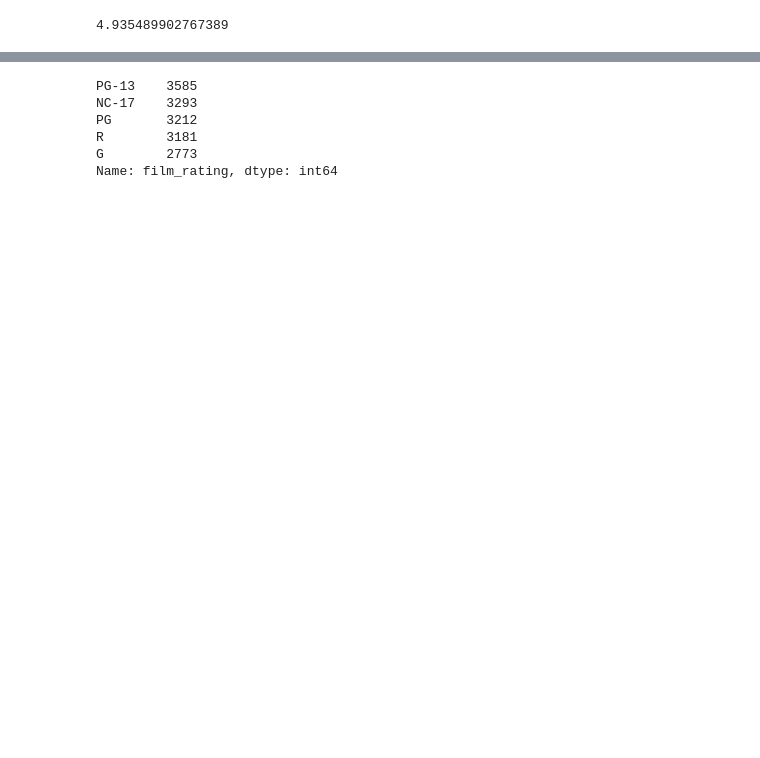
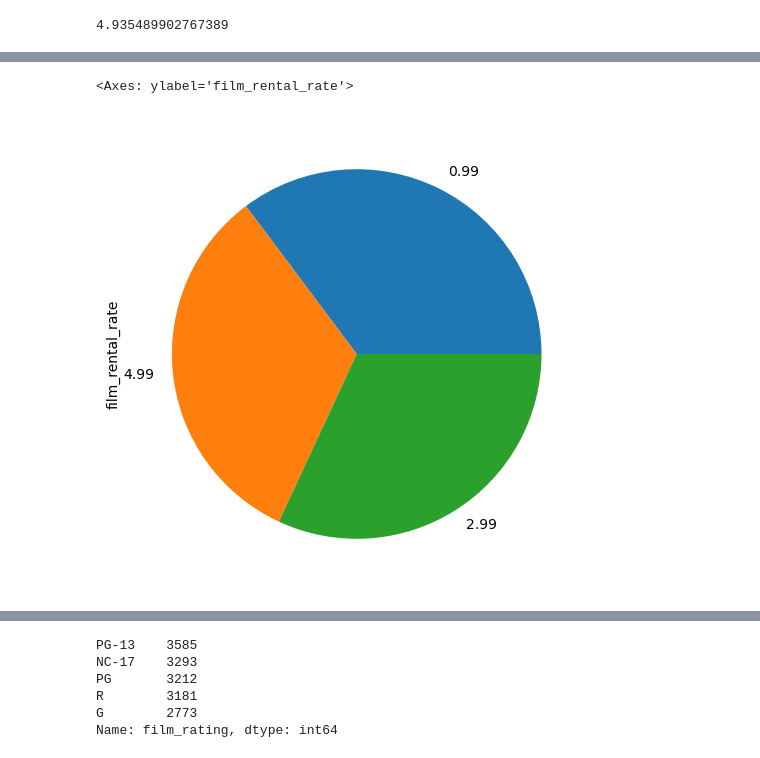
Before and after one commit to HvTung04/uetDataScience_course, a Jupyter notebook: week_ (1)/Exercises_2.ipynb, the cells around one changed output, grey strips where cells are left out. Cells and saved outputs as stored; diff of their text form; code cells hidden in the pictures; blank space fills up the shorter version.

```diff
--- a/week_ (1)/Exercises_2.ipynb
+++ b/week_ (1)/Exercises_2.ipynb
@@ -82,6 +83,9 @@ df['film_rental_duration'].plot(kind='bar', figsize=(14,6))
 - Which plot you think fits the best in this case? Why?
 # %%
 # your code goes here
-df['film_rental_rate'].plot(kind='pie', figsize=(6,6))
+df['film_rental_rate'].value_counts().plot(kind='pie', figsize=(6,6))
+# %% [output]
+<Axes: ylabel='film_rental_rate'>
+[figure, added]
 # %%
 # your code goes here
```
Also changed, not shown: parts of 21 cells of this notebook.
